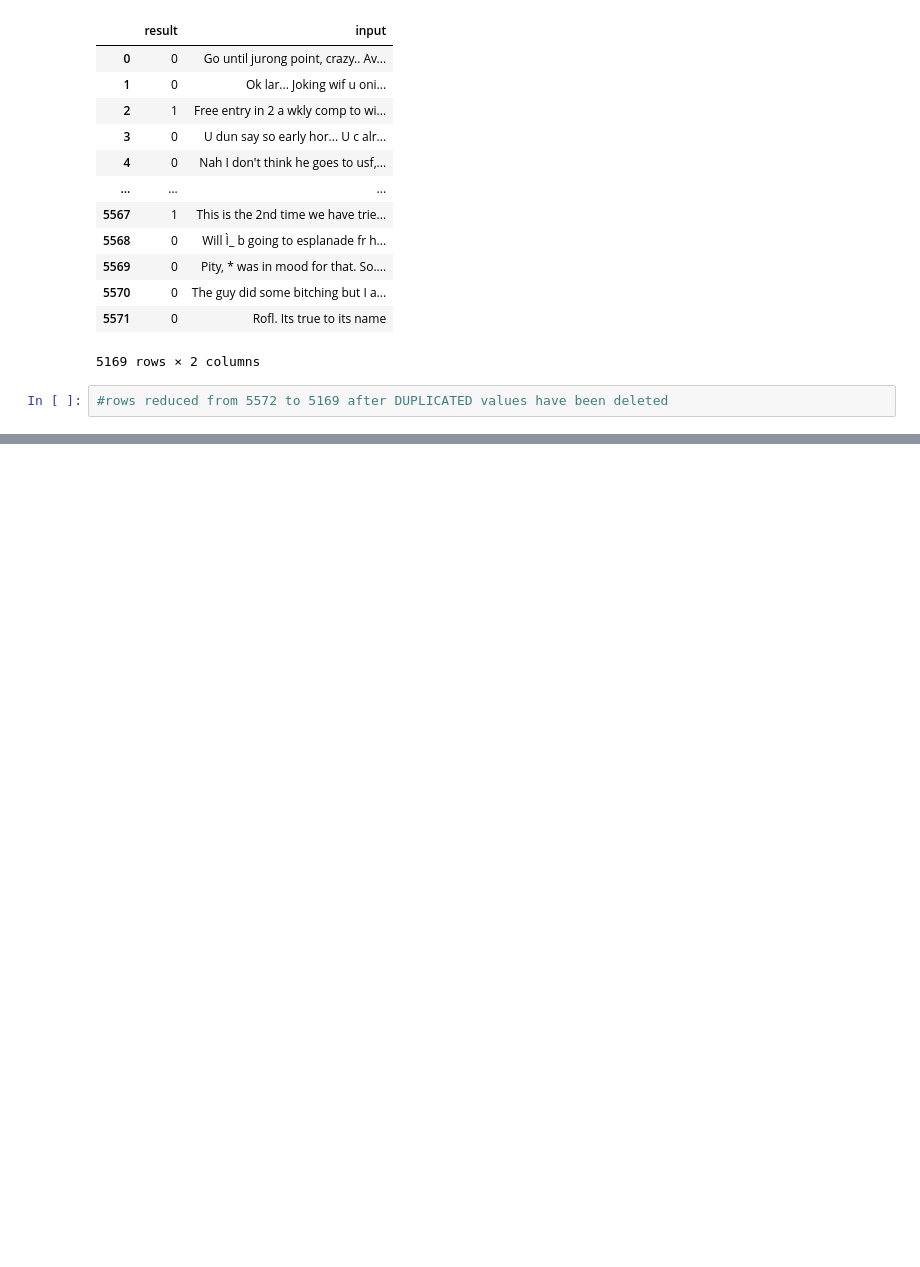
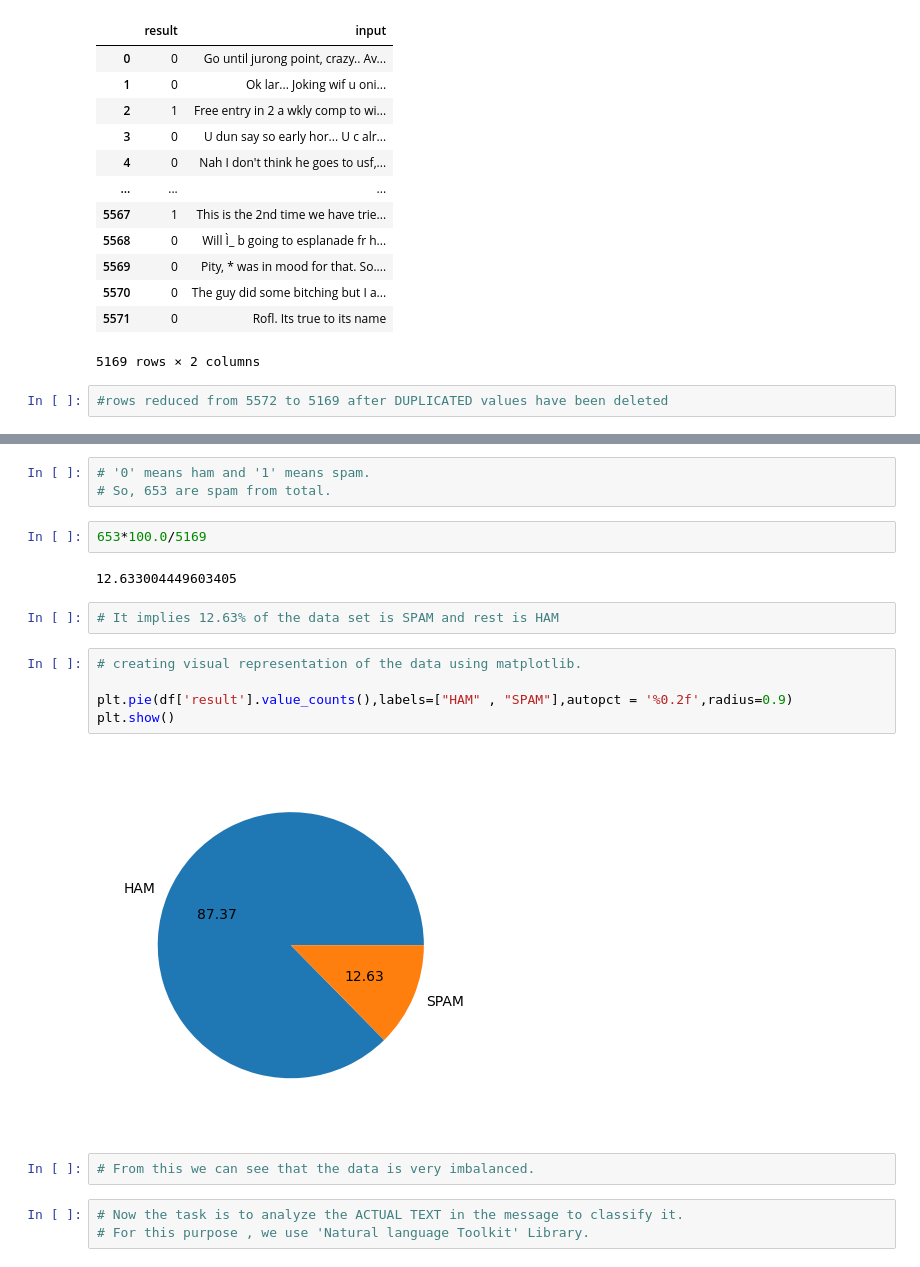
Before and after one commit to AnilKumt/spam_detection, a Jupyter notebook: spam-detection.ipynb, the cells around one changed output, grey strips where cells are left out. Saved outputs shown, nothing was run; the diff lists cells and outputs as text; blank space fills up the shorter version.

Commit message:
completed Exploratory data analysis on the data set.

```diff
--- a/spam-detection.ipynb
+++ b/spam-detection.ipynb
@@ -163,0 +176,21 @@ df
+# %%
+# '0' means ham and '1' means spam.
+# So, 653 are spam from total.
+# %%
+653*100.0/5169
+# %% [output]
+12.633004449603405
+# %%
+# It implies 12.63% of the data set is SPAM and rest is HAM
+# %%
+# creating visual representation of the data using matplotlib.
+
+plt.pie(df['result'].value_counts(),labels=["HAM" , "SPAM"],autopct = '%0.2f',radius=0.9)
+plt.show()
+# %% [output]
+[figure, added]
+# %%
+# From this we can see that the data is very imbalanced.
+# %%
+# Now the task is to analyze the ACTUAL TEXT in the message to classify it.
+# For this purpose , we use 'Natural language Toolkit' Library.
```
Also changed, not shown: parts of 15 cells of this notebook.
